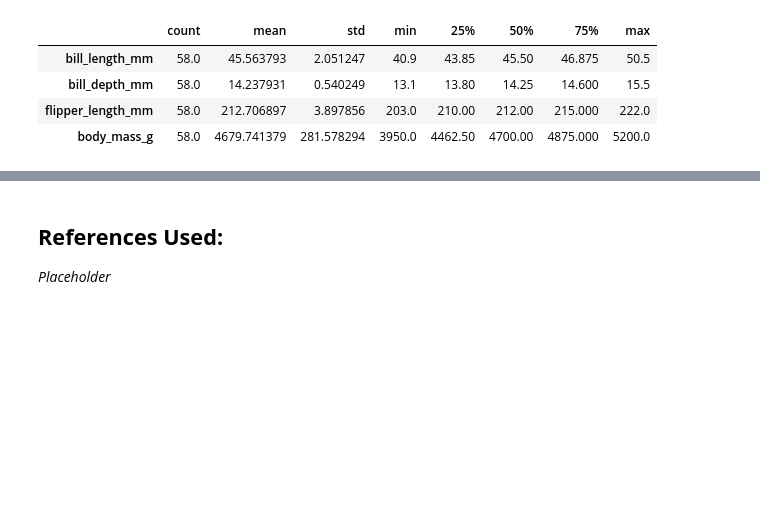
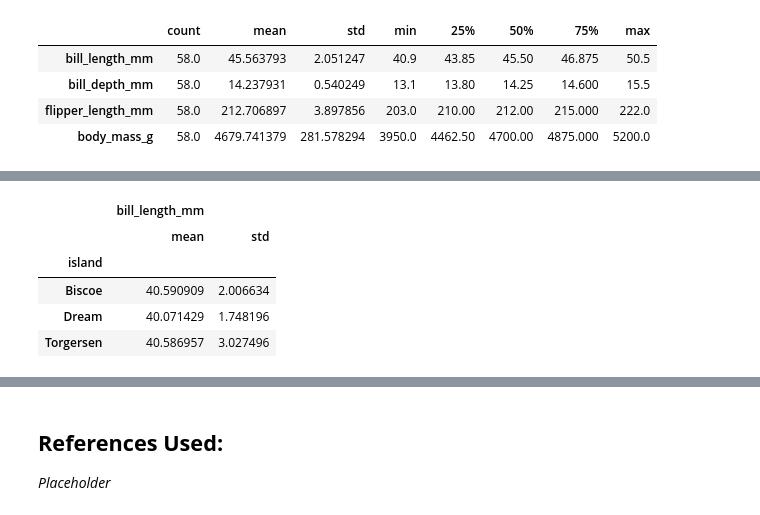
Before and after one commit to ssteffens/programming-data-analysis-project, a Jupyter notebook: project.ipynb, the cells around one changed output, grey strips where cells are left out. Saved outputs shown, nothing was run; the diff lists cells and outputs as text; code cells hidden in the pictures; blank space fills up the shorter version.

```diff
--- a/project.ipynb
+++ b/project.ipynb
@@ -465,0 +552,9 @@ female_gentoo.describe().transpose()
+# %%
+male_adelie.groupby('island').agg({'bill_length_mm': ['mean', 'std']})
+# %% [output]
+|  | bill_length_mm |  |
+|  | mean | std |
+| island |  |  |
+| Biscoe | 40.590909 | 2.006634 |
+| Dream | 40.071429 | 1.748196 |
+| Torgersen | 40.586957 | 3.027496 |
```
Also changed, not shown: parts of 21 cells of this notebook.
